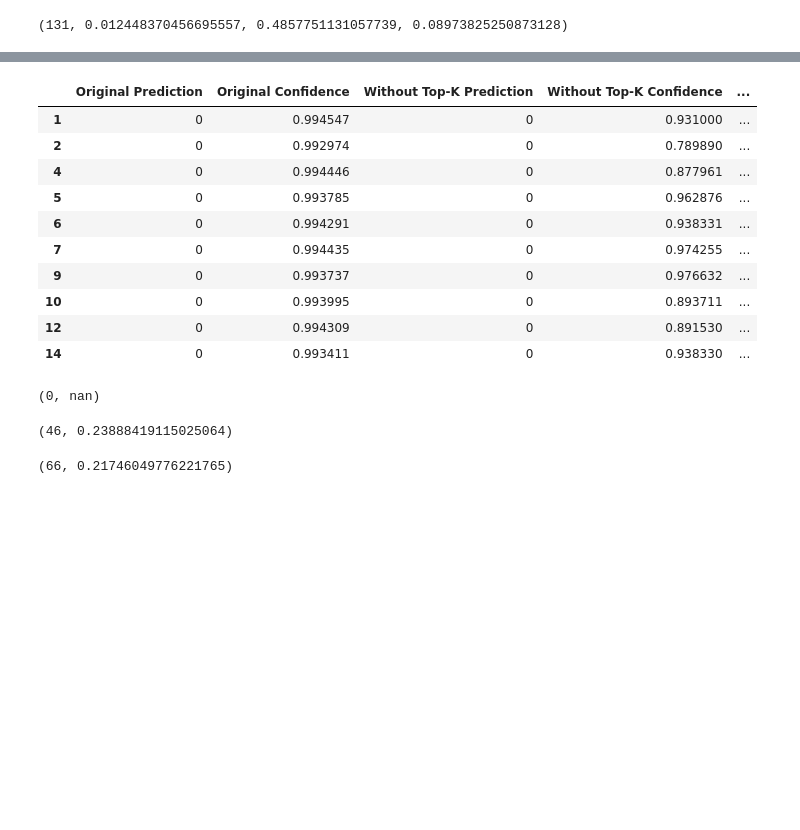
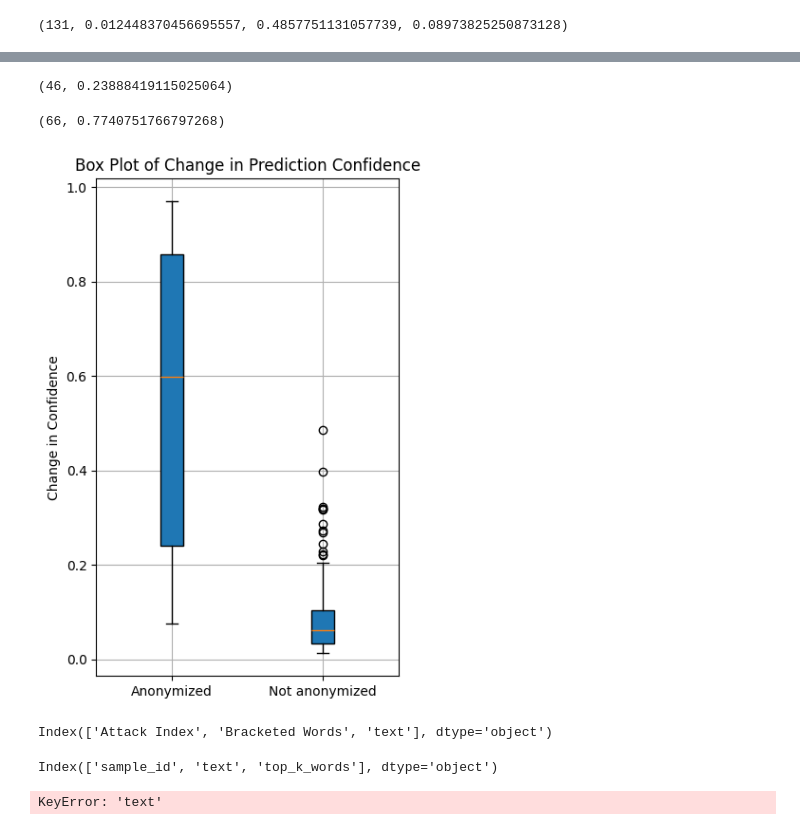
Before and after one commit to e-strauss/AnonymizationXAI, a Jupyter notebook: 4_ExplanationResults/EvaluationGradientFeatureImportance.ipynb, the cells around one changed output, grey strips where cells are left out. Drawn from its saved outputs; the diff is of its cells as text; code cells hidden in the pictures; blank space fills up the shorter version.

```diff
--- a/4_ExplanationResults/EvaluationGradientFeatureImportance.ipynb
+++ b/4_ExplanationResults/EvaluationGradientFeatureImportance.ipynb
@@ -59,29 +48,36 @@ plt.show()
-# %%
-df_0_same_label.head(10)
-# %% [output]
-|  | Original Prediction | Original Confidence | Without Top-K Prediction | Without Top-K Confidence | ... |
-| 1 | 0 | 0.994547 | 0 | 0.931000 | ... |
-| 2 | 0 | 0.992974 | 0 | 0.789890 | ... |
-| 4 | 0 | 0.994446 | 0 | 0.877961 | ... |
-| 5 | 0 | 0.993785 | 0 | 0.962876 | ... |
-| 6 | 0 | 0.994291 | 0 | 0.938331 | ... |
-| 7 | 0 | 0.994435 | 0 | 0.974255 | ... |
-| 9 | 0 | 0.993737 | 0 | 0.976632 | ... |
-| 10 | 0 | 0.993995 | 0 | 0.893711 | ... |
-| 12 | 0 | 0.994309 | 0 | 0.891530 | ... |
-| 14 | 0 | 0.993411 | 0 | 0.938330 | ... |
-# %%
-df_0_changed_label = df_0[df_0["Without Top-K Prediction"] != df_0["Original Prediction"]]
-len(df_0_changed_label), df_0_changed_label["Change in Confidence"].mean()
-# %% [output]
-(0, nan)
 # %%
 df_1_same_label = df_1[df_1["Without Top-K Prediction"] == df_1["Original Prediction"]]
 len(df_1_same_label), df_1_same_label["Change in Confidence"].mean()
 # %% [output]
 (46, 0.23888419115025064)
 # %%
-df_1_changed_label = df_1[df_1["Without Top-K Prediction"] != df_1["Original Prediction"]]
+df_1_changed_label = df_1[df_1["Without Top-K Prediction"] != df_1["Original Prediction"]].copy()
+df_1_changed_label["Change in Confidence"] = df_1_changed_label["Original Confidence"] - 1.0 + df_1_changed_label["Without Top-K Confidence"]
 len(df_1_changed_label), df_1_changed_label["Change in Confidence"].mean()
 # %% [output]
-(66, 0.21746049776221765)
+(66, 0.7740751766797268)
+# %%
+df_1_merged = pd.concat([df_1_same_label,df_1_changed_label])
+# %%
+data = [
+    df_1_merged["Change in Confidence"],
+    df_0_same_label["Change in Confidence"],
+
+]
+
+# Create the box plots side by side
+plt.figure(figsize=(4, 6))
+plt.boxplot(data,
+            vert=True,
+            patch_artist=True,
+            positions=[1, 2])  # side-by-side positions
+
+# Add title and labels
+plt.title("Box Plot of Change in Prediction Confidence")
+plt.ylabel("Change in Confidence")
+plt.xticks([1, 2], [ "Anonymized", "Not anonymized",])  # label x-axis
+plt.grid(True)
+plt.tight_layout()
+plt.show()
+# %% [output]
+[figure, added]
@@ -87,0 +87,4 @@ len(df_1_changed_label), df_1_changed_label["Change in Confidence"].mean()
+# %%
+attack_df.columns
+# %% [output]
+Index(['Attack Index', 'Bracketed Words', 'text'], dtype='object')
@@ -87,0 +93,9 @@ len(df_1_changed_label), df_1_changed_label["Change in Confidence"].mean()
+# %%
+gradient_df = pd.read_csv("../4_ExplanationResults/top-k-words-gradient.csv")
+gradient_df.columns
+# %% [output]
+Index(['sample_id', 'text', 'top_k_words'], dtype='object')
+# %%
+joined_df = test.join(gradient_df, on="text", how="inner", )
+# %% [output]
+KeyError: 'text'
```
Also changed, not shown: parts of 5 cells of this notebook, 3 other files.
